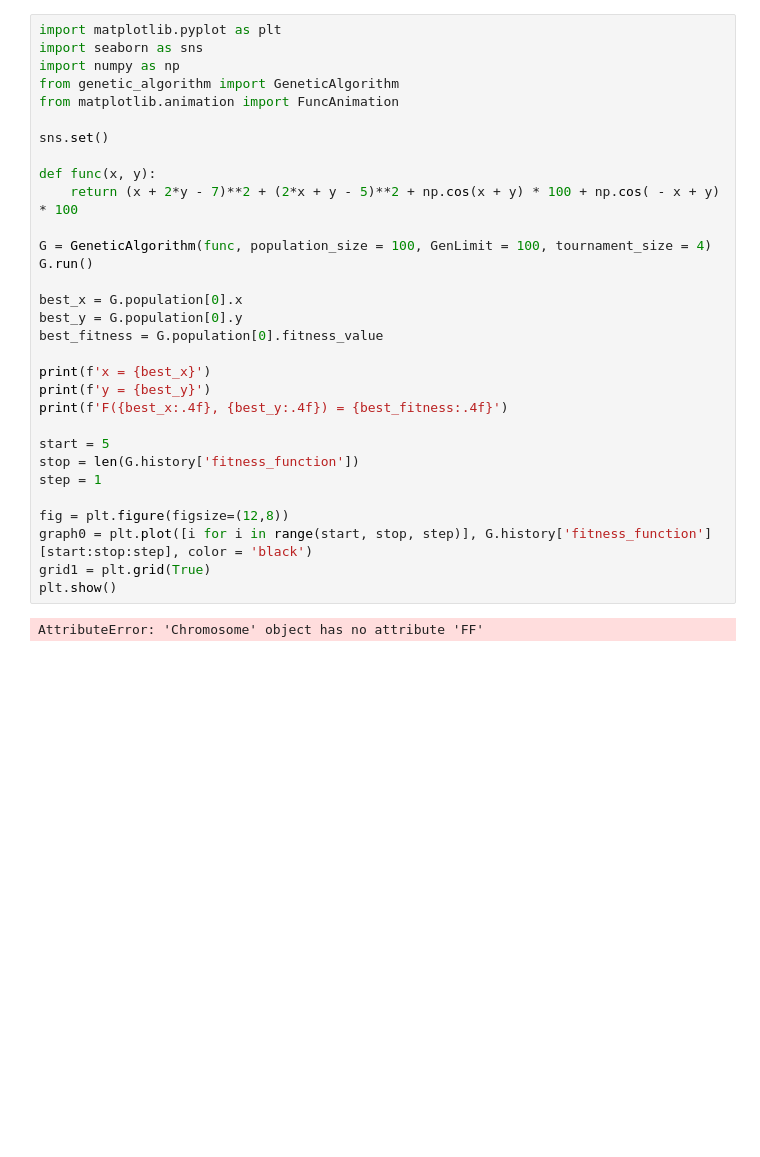
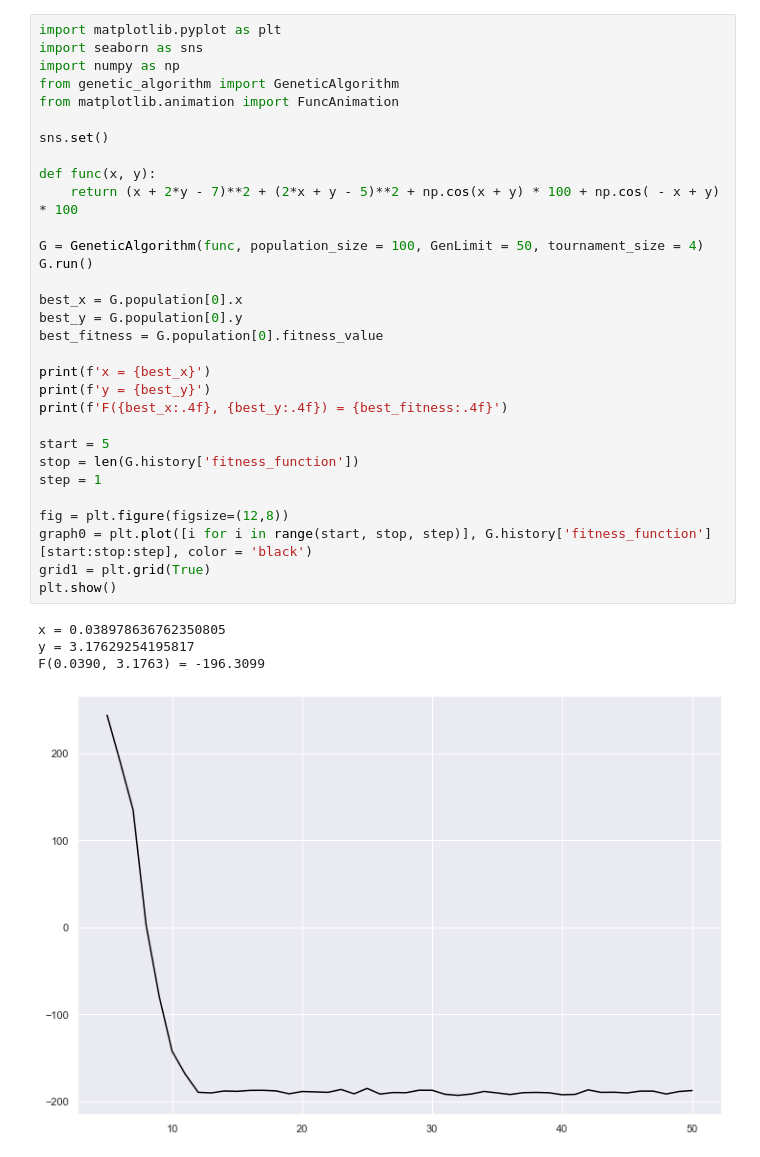
Before and after one commit to banstarz/Genetic-algorithm-for-finding-extrema, a Jupyter notebook: Genetic algorithm.ipynb, the cells around one changed output. Cells and saved outputs as stored; diff of their text form; blank space fills up the shorter version.

```diff
--- a/Genetic algorithm.ipynb
+++ b/Genetic algorithm.ipynb
@@ -2,35 +2,38 @@
 import matplotlib.pyplot as plt
 import seaborn as sns
 import numpy as np
 from genetic_algorithm import GeneticAlgorithm
 from matplotlib.animation import FuncAnimation
 
 sns.set()
 
 def func(x, y):
     return (x + 2*y - 7)**2 + (2*x + y - 5)**2 + np.cos(x + y) * 100 + np.cos( - x + y) * 100
 
-G = GeneticAlgorithm(func, population_size = 100, GenLimit = 100, tournament_size = 4)
+G = GeneticAlgorithm(func, population_size = 100, GenLimit = 50, tournament_size = 4)
 G.run()
 
 best_x = G.population[0].x
 best_y = G.population[0].y
 best_fitness = G.population[0].fitness_value
 
 print(f'x = {best_x}')
 print(f'y = {best_y}')
 print(f'F({best_x:.4f}, {best_y:.4f}) = {best_fitness:.4f}')
 
 start = 5
 stop = len(G.history['fitness_function'])
 step = 1
 
 fig = plt.figure(figsize=(12,8))
 graph0 = plt.plot([i for i in range(start, stop, step)], G.history['fitness_function'][start:stop:step], color = 'black')
 grid1 = plt.grid(True)
 plt.show()
 # %% [output]
-AttributeError: 'Chromosome' object has no attribute 'FF'
+x = 0.038978636762350805
+y = 3.17629254195817
+F(0.0390, 3.1763) = -196.3099
+[figure, added]
 # %%
 
 bound = 10
```
Also changed, not shown: parts of 1 cell of this notebook, 1 other file.
